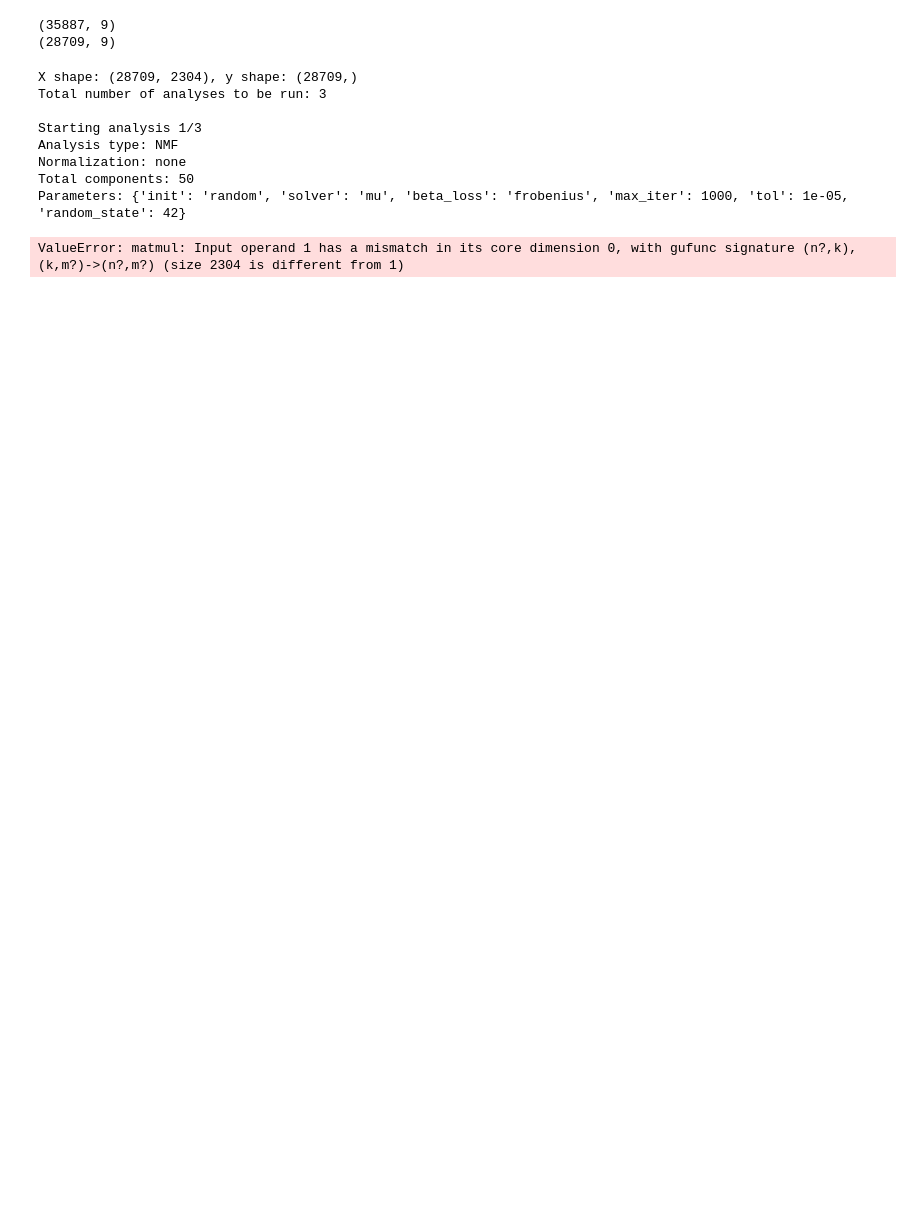
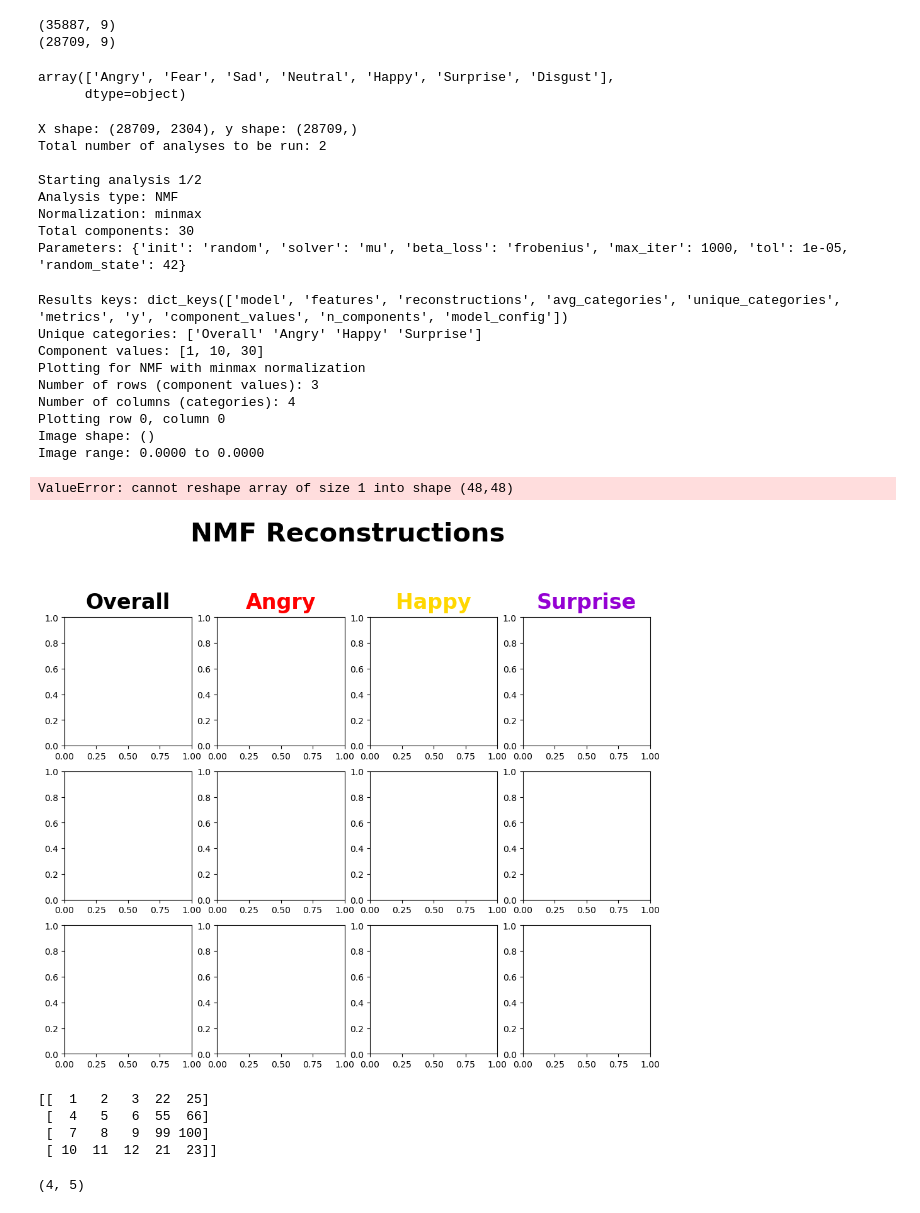
Before and after one commit to dlumian/EmotionFaceClassifier, a Jupyter notebook: notebooks/3_feature_extraction.ipynb, the cells around one changed output. Saved outputs shown, nothing was run; the diff lists cells and outputs as text; code cells hidden in the pictures; blank space fills up the shorter version.

```diff
--- a/notebooks/3_feature_extraction.ipynb
+++ b/notebooks/3_feature_extraction.ipynb
@@ -50,27 +53,42 @@ print(train_df.shape)
 # %% [output]
 (35887, 9)
 (28709, 9)
+# %%
+train_df['emotion'].unique()
+# %% [output]
+array(['Angry', 'Fear', 'Sad', 'Neutral', 'Happy', 'Surprise', 'Disgust'],
+      dtype=object)
 # %%
 from utils.feature_extraction import perform_unsupervised_analysis
 # %%
 perform_unsupervised_analysis(
     df=train_df,
     img_path_column='img_path',
     label_column='emotion',
-    config_path='configs/unsupervised_models.json',
+    config_path='configs/unsupervised_models_test.json',
     analysis_types=['NMF', 'FastICA'],
     # analysis_types=['PCA', 'NMF', 'FastICA'],
     emotion_colors=emotion_colors,
     flatten=True,
     img_size=None
 )
 # %% [output]
 X shape: (28709, 2304), y shape: (28709,)
-Total number of analyses to be run: 3
+Total number of analyses to be run: 2
 
-Starting analysis 1/3
+Starting analysis 1/2
 Analysis type: NMF
-Normalization: none
-Total components: 50
+Normalization: minmax
+Total components: 30
 Parameters: {'init': 'random', 'solver': 'mu', 'beta_loss': 'frobenius', 'max_iter': 1000, 'tol': 1e-05, 'random_state': 42}
-ValueError: matmul: Input operand 1 has a mismatch in its core dimension 0, with gufunc signature (n?,k),(k,m?)->(n?,m?) (size 2304 is different from 1)
+Results keys: dict_keys(['model', 'features', 'reconstructions', 'avg_categories', 'unique_categories', 'metrics', 'y', 'component_values', 'n_components', 'model_config'])
+Unique categories: ['Overall' 'Angry' 'Happy' 'Surprise']
+Component values: [1, 10, 30]
+Plotting for NMF with minmax normalization
+Number of rows (component values): 3
+Number of columns (categories): 4
+Plotting row 0, column 0
+Image shape: ()
+Image range: 0.0000 to 0.0000
+ValueError: cannot reshape array of size 1 into shape (48,48)
+[figure, added]
@@ -76,0 +101,16 @@ ValueError: matmul: Input operand 1 has a mismatch in its core dimension 0, with
+# %%
+import numpy as np
+
+# Create a sample array
+arr = np.array([[1, 2, 3, 22, 25], [4, 5, 6, 55, 66], [7, 8, 9, 99, 100], [10, 11, 12, 21, 23]])
+
+print(arr)
+# %% [output]
+[[  1   2   3  22  25]
+ [  4   5   6  55  66]
+ [  7   8   9  99 100]
+ [ 10  11  12  21  23]]
+# %%
+arr.shape
+# %% [output]
+(4, 5)
```
Also changed, not shown: parts of 14 cells of this notebook, 5 other files.
